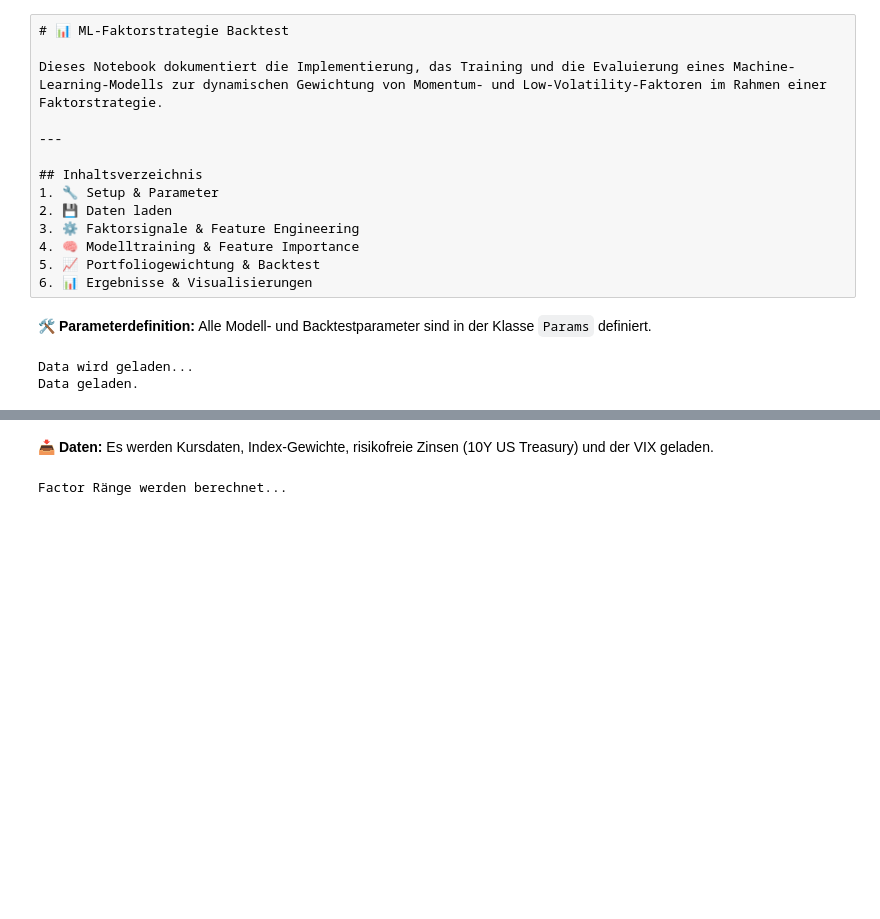
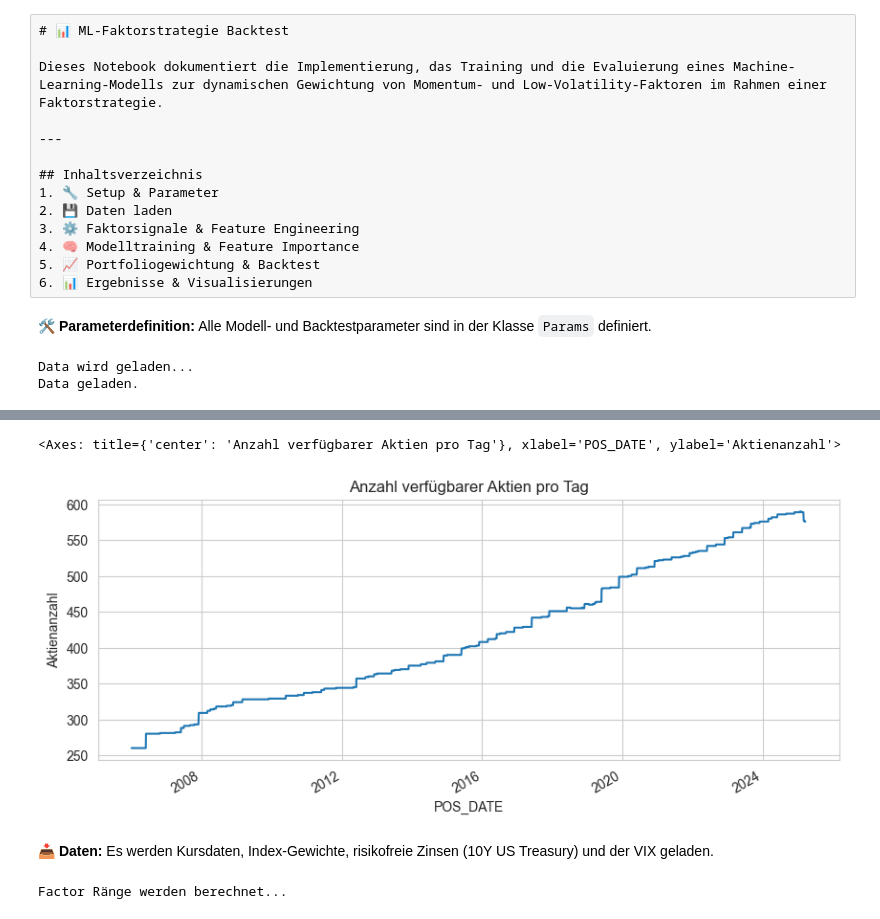
Before and after one commit to zinkjona/CPF_FINAL_PROJECT, a Jupyter notebook: Final Project Results.ipynb, the cells around one changed output, grey strips where cells are left out. Drawn from its saved outputs; the diff is of its cells as text; code cells hidden in the pictures; blank space fills up the shorter version.

```diff
--- a/Final Project Results.ipynb
+++ b/Final Project Results.ipynb
@@ -34,3 +60,11 @@ Data geladen.
+# %%
+data.descriptive_stats['daily_availability'].plot(
+    figsize=(10, 4),
+    title="Anzahl verfügbarer Aktien pro Tag",
+    ylabel="Aktienanzahl")
+# %% [output]
+<Axes: title={'center': 'Anzahl verfügbarer Aktien pro Tag'}, xlabel='POS_DATE', ylabel='Aktienanzahl'>
+[figure, added]
 # %% [markdown]
 **📥 Daten:**
 Es werden Kursdaten, Index-Gewichte, risikofreie Zinsen (10Y US Treasury) und der VIX geladen.
```
Also changed, not shown: parts of 12 cells of this notebook, 1 other file.
